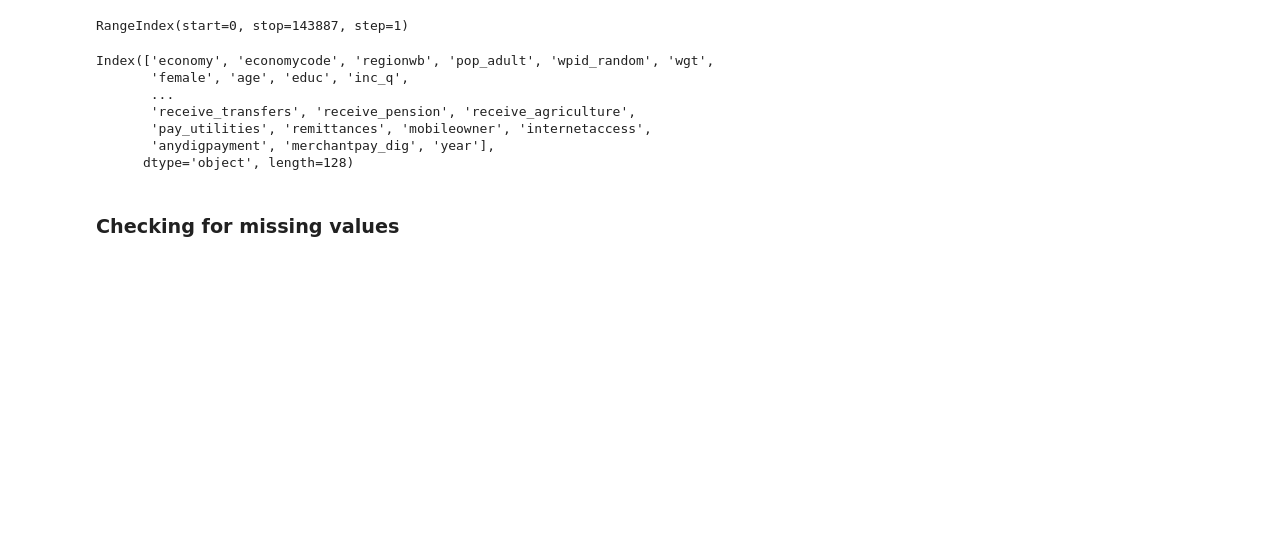
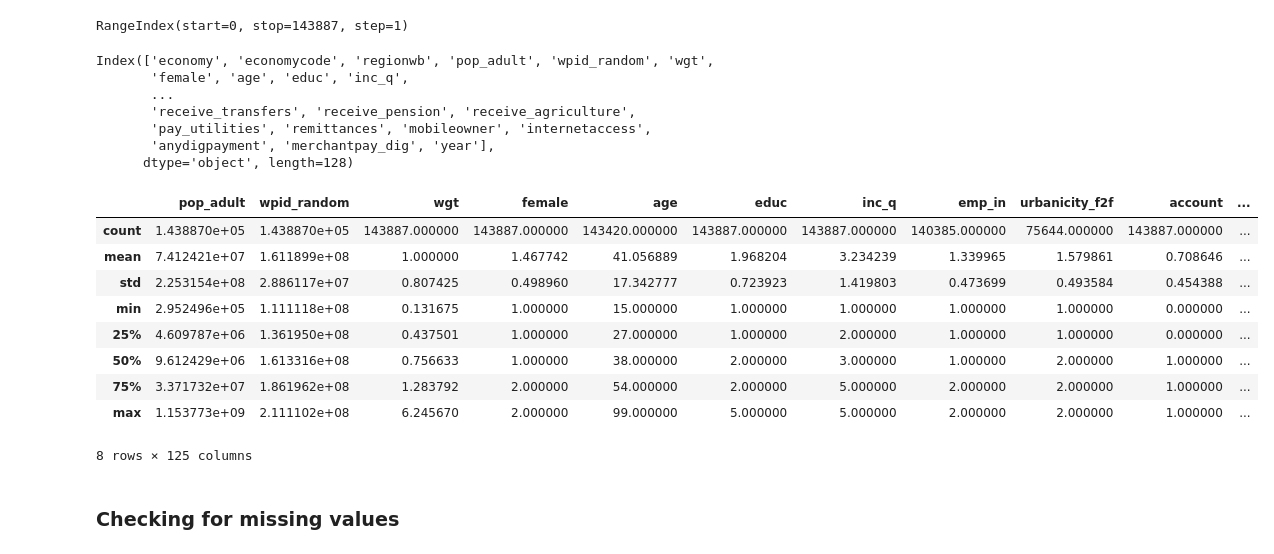
Before and after one commit to Prima-7272/BDS, a Jupyter notebook: Copy_of_FirstEDA.ipynb, the cells around one changed output. Cells and saved outputs as stored; diff of their text form; code cells hidden in the pictures; blank space fills up the shorter version.

```diff
--- a/Copy_of_FirstEDA.ipynb
+++ b/Copy_of_FirstEDA.ipynb
@@ -67,6 +64,19 @@ Index(['economy', 'economycode', 'regionwb', 'pop_adult', 'wpid_random', 'wgt',
        'pay_utilities', 'remittances', 'mobileowner', 'internetaccess',
        'anydigpayment', 'merchantpay_dig', 'year'],
       dtype='object', length=128)
+# %%
+data.describe()
+# %% [output]
+|  | pop_adult | wpid_random | wgt | female | age | educ | inc_q | emp_in | urbanicity_f2f | account | ... |
+| count | 1.438870e+05 | 1.438870e+05 | 143887.000000 | 143887.000000 | 143420.000000 | 143887.000000 | 143887.000000 | 140385.000000 | 75644.000000 | 143887.000000 | ... |
+| mean | 7.412421e+07 | 1.611899e+08 | 1.000000 | 1.467742 | 41.056889 | 1.968204 | 3.234239 | 1.339965 | 1.579861 | 0.708646 | ... |
+| std | 2.253154e+08 | 2.886117e+07 | 0.807425 | 0.498960 | 17.342777 | 0.723923 | 1.419803 | 0.473699 | 0.493584 | 0.454388 | ... |
+| min | 2.952496e+05 | 1.111118e+08 | 0.131675 | 1.000000 | 15.000000 | 1.000000 | 1.000000 | 1.000000 | 1.000000 | 0.000000 | ... |
+| 25% | 4.609787e+06 | 1.361950e+08 | 0.437501 | 1.000000 | 27.000000 | 1.000000 | 2.000000 | 1.000000 | 1.000000 | 0.000000 | ... |
+| 50% | 9.612429e+06 | 1.613316e+08 | 0.756633 | 1.000000 | 38.000000 | 2.000000 | 3.000000 | 1.000000 | 2.000000 | 1.000000 | ... |
+| 75% | 3.371732e+07 | 1.861962e+08 | 1.283792 | 2.000000 | 54.000000 | 2.000000 | 5.000000 | 2.000000 | 2.000000 | 1.000000 | ... |
+| max | 1.153773e+09 | 2.111102e+08 | 6.245670 | 2.000000 | 99.000000 | 5.000000 | 5.000000 | 2.000000 | 2.000000 | 1.000000 | ... |
+8 rows × 125 columns
 # %% [markdown]
 ### Checking for missing values
 # %%
```
Also changed, not shown: parts of 41 cells of this notebook.
